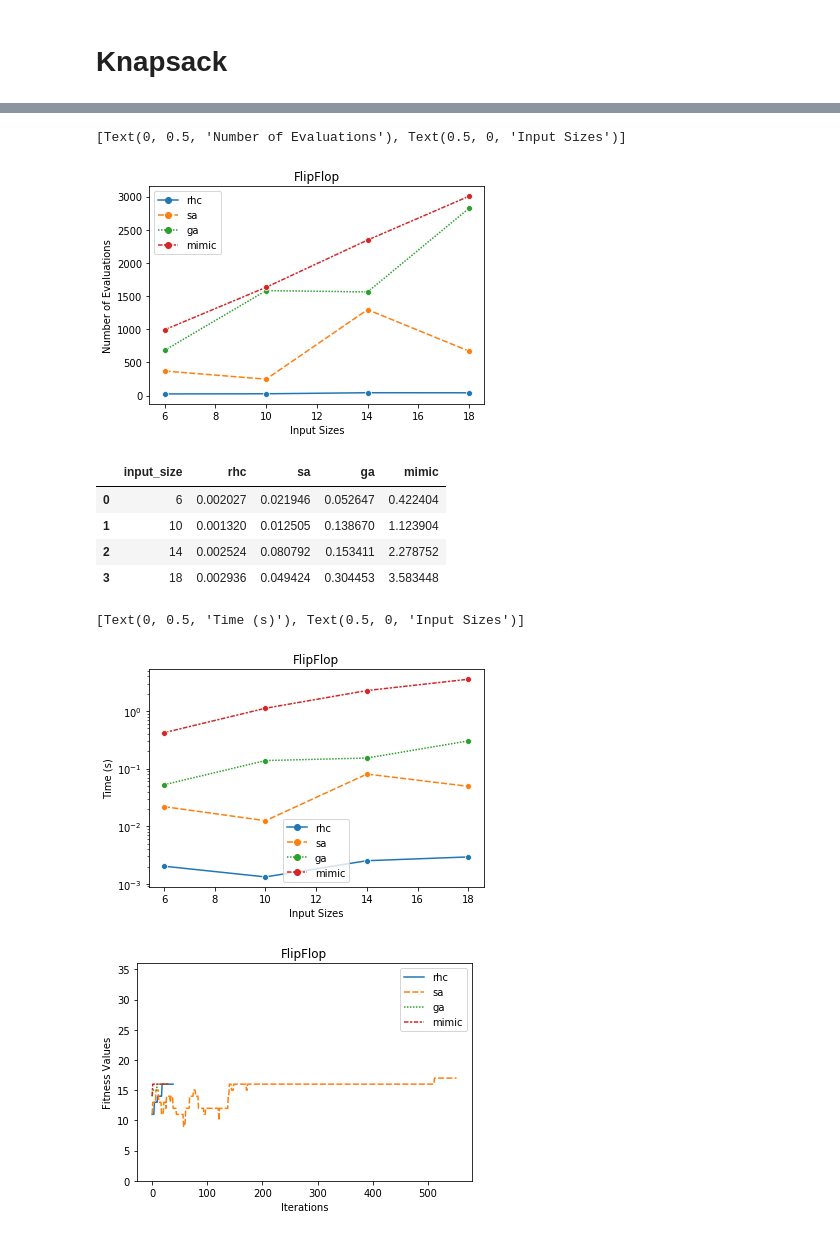
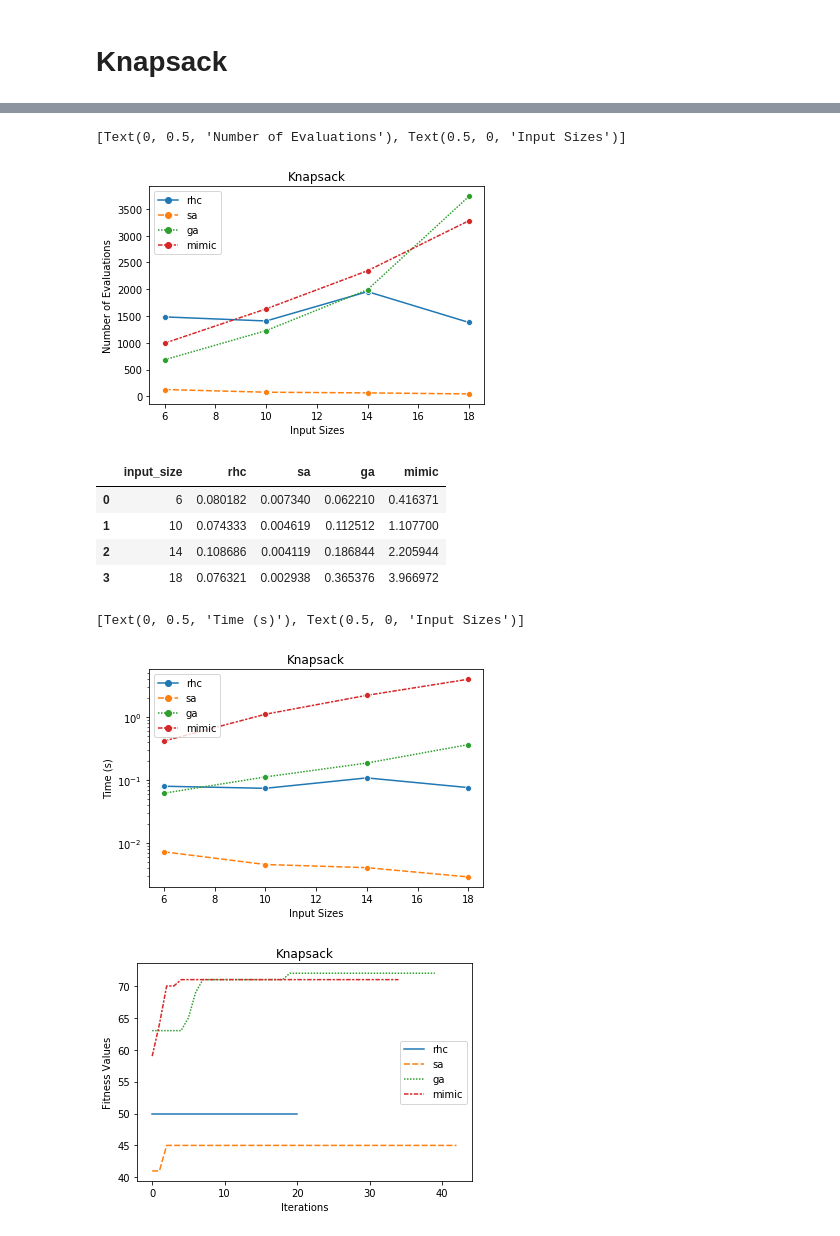
Before and after one commit to shileiphys/CS7641, a Jupyter notebook: Assignment2/Knapsack.ipynb, the cells around one changed output, grey strips where cells are left out. Saved outputs shown, nothing was run; the diff lists cells and outputs as text; code cells hidden in the pictures.

```diff
--- a/Assignment2/Knapsack.ipynb
+++ b/Assignment2/Knapsack.ipynb
@@ -37,0 +15,24 @@ print(flip_flop(np.array([0, 1, 0, 1, 1, 1, 1])))
+# %%
+eval_count = 0
+
+def knapsack(state, weights, values, max_weight_pct):
+    global eval_count
+
+    fitness = mlrose_hiive.Knapsack(weights, values, max_weight_pct)
+
+    eval_count += 1
+
+    return fitness.evaluate(state)
+
+## test
+w = [10, 5, 2, 8, 15]
+v = [1, 2, 3, 4, 5]
+max_w_pct = 0.6
+
+state = np.array([1, 0, 2, 1, 0])
+print('Knapsack:', knapsack(state, w, v, max_w_pct))
+
+kwargs = {'weights':w, 'values':v, 'max_weight_pct':max_w_pct}
+ffn_knapsack = mlrose_hiive.CustomFitness(knapsack, **kwargs)
+state = np.array([1, 0, 2, 1, 0])
+print('Custom Knapsack:', ffn_knapsack.evaluate(state))
@@ -60,9 +64,21 @@ schedule=mlrose_hiive.ExpDecay() ## Simulated Annealing
 
 for n in input_size:
     ## initialize problem
+    number_of_items_types=n  ## number of inputs
+    max_weight_per_item=25
+    max_value_per_item=10
+    max_weight_pct=0.6
+    weights = 1 + np.random.randint(max_weight_per_item, size=number_of_items_types)
+    values  = 1 + np.random.randint(max_value_per_item, size=number_of_items_types)
+
+    kwargs = {'weights':weights, 'values':values, 'max_weight_pct':max_weight_pct}
+    ffn_knapsack = mlrose_hiive.CustomFitness(knapsack, **kwargs)
+
     init_state = np.random.randint(2, size=n)
-    problem = mlrose_hiive.DiscreteOpt(length=len(init_state), fitness_fn=ffn_flipflop,
-                                 maximize=True)
+    problem = mlrose_hiive.DiscreteOpt(length=len(init_state), fitness_fn=ffn_knapsack,
+                                       maximize=True, max_val=2)
+
+    print('Custom Knapsack:', ffn_knapsack.evaluate(init_state))
 
     ## Random Hill Climbing
     eval_count = 0
@@ -70,7 +86,7 @@ for n in input_size:
     rhc_state, rhc_fitness, rhc_curve = mlrose_hiive.random_hill_climb(problem,
                                                                  max_attempts=20,
                                                                  max_iters=10000,
-                                                                 restarts=0,
+                                                                 restarts=50,
                                                                  init_state=init_state,
                                                                  curve=True)
     end = datetime.now()
@@ -159,15 +180,15 @@ ax.set_title(title)
 ax.set(xlabel='Input Sizes',ylabel='Number of Evaluations')
 # %% [output]
 [Text(0, 0.5, 'Number of Evaluations'), Text(0.5, 0, 'Input Sizes')]
-[figure, old version]
+[figure, new version]
 # %%
 eval_time_df
 # %% [output]
 |  | input_size | rhc | sa | ga | mimic |
-| 0 | 6 | 0.002027 | 0.021946 | 0.052647 | 0.422404 |
-| 1 | 10 | 0.001320 | 0.012505 | 0.138670 | 1.123904 |
-| 2 | 14 | 0.002524 | 0.080792 | 0.153411 | 2.278752 |
-| 3 | 18 | 0.002936 | 0.049424 | 0.304453 | 3.583448 |
+| 0 | 6 | 0.080182 | 0.007340 | 0.062210 | 0.416371 |
+| 1 | 10 | 0.074333 | 0.004619 | 0.112512 | 1.107700 |
+| 2 | 14 | 0.108686 | 0.004119 | 0.186844 | 2.205944 |
+| 3 | 18 | 0.076321 | 0.002938 | 0.365376 | 3.966972 |
 # %%
 df = eval_time_df.set_index('input_size')
 ax = sns.lineplot(data=df, markers=['o']*4)
@@ -177,21 +198,21 @@ ax.set_yscale('log')
 ax.set(xlabel='Input Sizes', ylabel='Time (s)')
 # %% [output]
 [Text(0, 0.5, 'Time (s)'), Text(0.5, 0, 'Input Sizes')]
-[figure, old version]
+[figure, new version]
 # %%
 ## Fitness Convergence Analysis
 labels = ['rhc', 'sa', 'ga', 'mimic']
 
 ax = sns.lineplot(data=[rhc_curve, sa_curve, ga_curve, mimic_curve])
-ax.set_ylim(0, 36)
+# ax.set_ylim(0, 36)
 ax.set_title(title)
 ax.set(xlabel='Iterations',ylabel='Fitness Values')
 
 legend = ax.get_legend()
 for handle,l in zip(legend.texts, labels):
     handle.set_text(l)
 # %% [output]
-[figure, old version]
+[figure, new version]
 # %%
 print(title, 'bit array size:%d'%len(rhc_state))
 print('rhc:   {0:5.1f}'.format(rhc_fitness), rhc_state)
```
Also changed, not shown: parts of 5 cells of this notebook, 4 other files.
